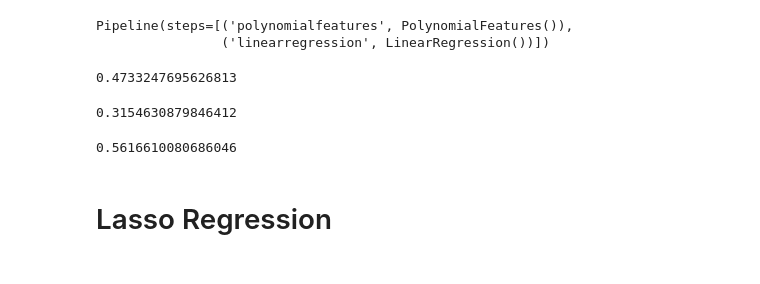
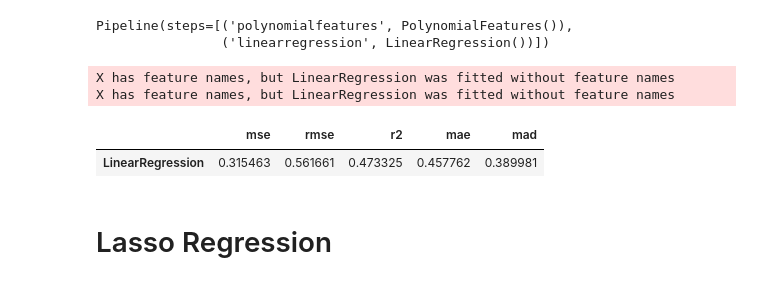
Before and after one commit to Heity94/Compas-recidivism-analysis, a Jupyter notebook: notebooks/Lilit/Final_Random_forest.ipynb, the cells around one changed output. Cells and saved outputs as stored; diff of their text form; code cells hidden in the pictures.

```diff
--- a/notebooks/Lilit/Final_Random_forest.ipynb
+++ b/notebooks/Lilit/Final_Random_forest.ipynb
@@ -304,19 +331,14 @@ polyreg_scaled.fit(X_train,y_train)
 # %% [output]
 Pipeline(steps=[('polynomialfeatures', PolynomialFeatures()),
                 ('linearregression', LinearRegression())])
-# %%
-y_pred = linearreg.predict(X_test)
-r2_score(y_test, y_pred)
-# %% [output]
-0.4733247695626813
-# %%
-mean_squared_error(y_test, y_pred)
-# %% [output]
-0.3154630879846412
-# %%
-mean_squared_error(y_test, y_pred, squared=False)
-# %% [output]
-0.5616610080686046
+# %%
+exp_polynomial = dx.Explainer(linearreg, X_test, y_test, verbose=False)
+exp_polynomial.model_performance().result
+# %% [output]
+X has feature names, but LinearRegression was fitted without feature names
+X has feature names, but LinearRegression was fitted without feature names
+|  | mse | rmse | r2 | mae | mad |
+| LinearRegression | 0.315463 | 0.561661 | 0.473325 | 0.457762 | 0.389981 |
 # %% [markdown]
 # Lasso Regression
 # %%
```
Also changed, not shown: parts of 12 cells of this notebook.
